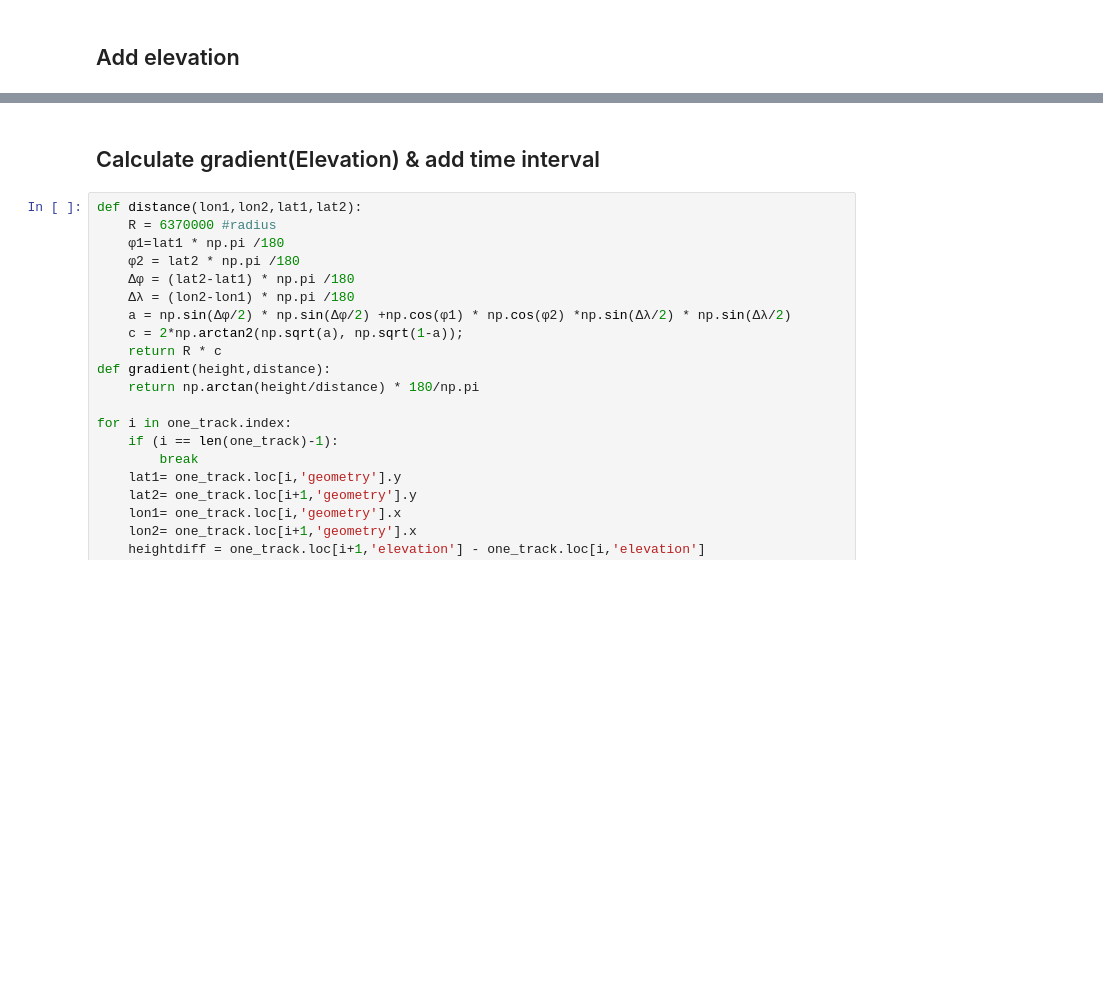
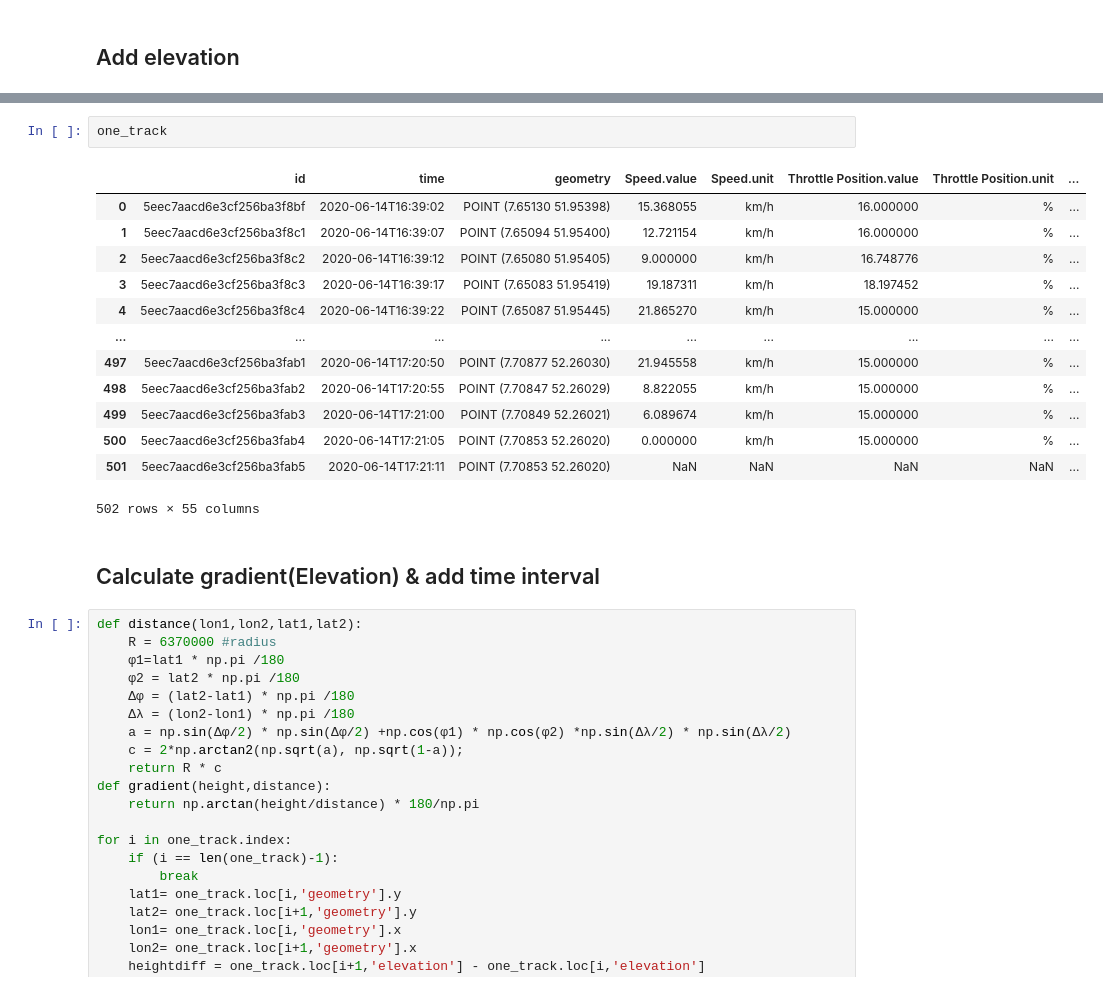
Before and after one commit to enviroCar/envirocar-py, a Jupyter notebook: examples/elevation_profile.ipynb, the cells around one changed output, grey strips where cells are left out. Saved outputs shown, nothing was run; the diff lists cells and outputs as text; blank space fills up the shorter version.

```diff
--- a/examples/elevation_profile.ipynb
+++ b/examples/elevation_profile.ipynb
@@ -100,3 +88,19 @@ KeyError: 'results'
+# %%
+one_track
+# %% [output]
+|  | id | time | geometry | Speed.value | Speed.unit | Throttle Position.value | Throttle Position.unit | ... |
+| 0 | 5eec7aacd6e3cf256ba3f8bf | 2020-06-14T16:39:02 | POINT (7.65130 51.95398) | 15.368055 | km/h | 16.000000 | % | ... |
+| 1 | 5eec7aacd6e3cf256ba3f8c1 | 2020-06-14T16:39:07 | POINT (7.65094 51.95400) | 12.721154 | km/h | 16.000000 | % | ... |
+| 2 | 5eec7aacd6e3cf256ba3f8c2 | 2020-06-14T16:39:12 | POINT (7.65080 51.95405) | 9.000000 | km/h | 16.748776 | % | ... |
+| 3 | 5eec7aacd6e3cf256ba3f8c3 | 2020-06-14T16:39:17 | POINT (7.65083 51.95419) | 19.187311 | km/h | 18.197452 | % | ... |
+| 4 | 5eec7aacd6e3cf256ba3f8c4 | 2020-06-14T16:39:22 | POINT (7.65087 51.95445) | 21.865270 | km/h | 15.000000 | % | ... |
+| ... | ... | ... | ... | ... | ... | ... | ... | ... |
+| 497 | 5eec7aacd6e3cf256ba3fab1 | 2020-06-14T17:20:50 | POINT (7.70877 52.26030) | 21.945558 | km/h | 15.000000 | % | ... |
+| 498 | 5eec7aacd6e3cf256ba3fab2 | 2020-06-14T17:20:55 | POINT (7.70847 52.26029) | 8.822055 | km/h | 15.000000 | % | ... |
+| 499 | 5eec7aacd6e3cf256ba3fab3 | 2020-06-14T17:21:00 | POINT (7.70849 52.26021) | 6.089674 | km/h | 15.000000 | % | ... |
+| 500 | 5eec7aacd6e3cf256ba3fab4 | 2020-06-14T17:21:05 | POINT (7.70853 52.26020) | 0.000000 | km/h | 15.000000 | % | ... |
+| 501 | 5eec7aacd6e3cf256ba3fab5 | 2020-06-14T17:21:11 | POINT (7.70853 52.26020) | NaN | NaN | NaN | NaN | ... |
+502 rows × 55 columns
 # %% [markdown]
 ## Calculate gradient(Elevation) & add time interval
 # %%
```
Also changed, not shown: parts of 2 cells of this notebook.
